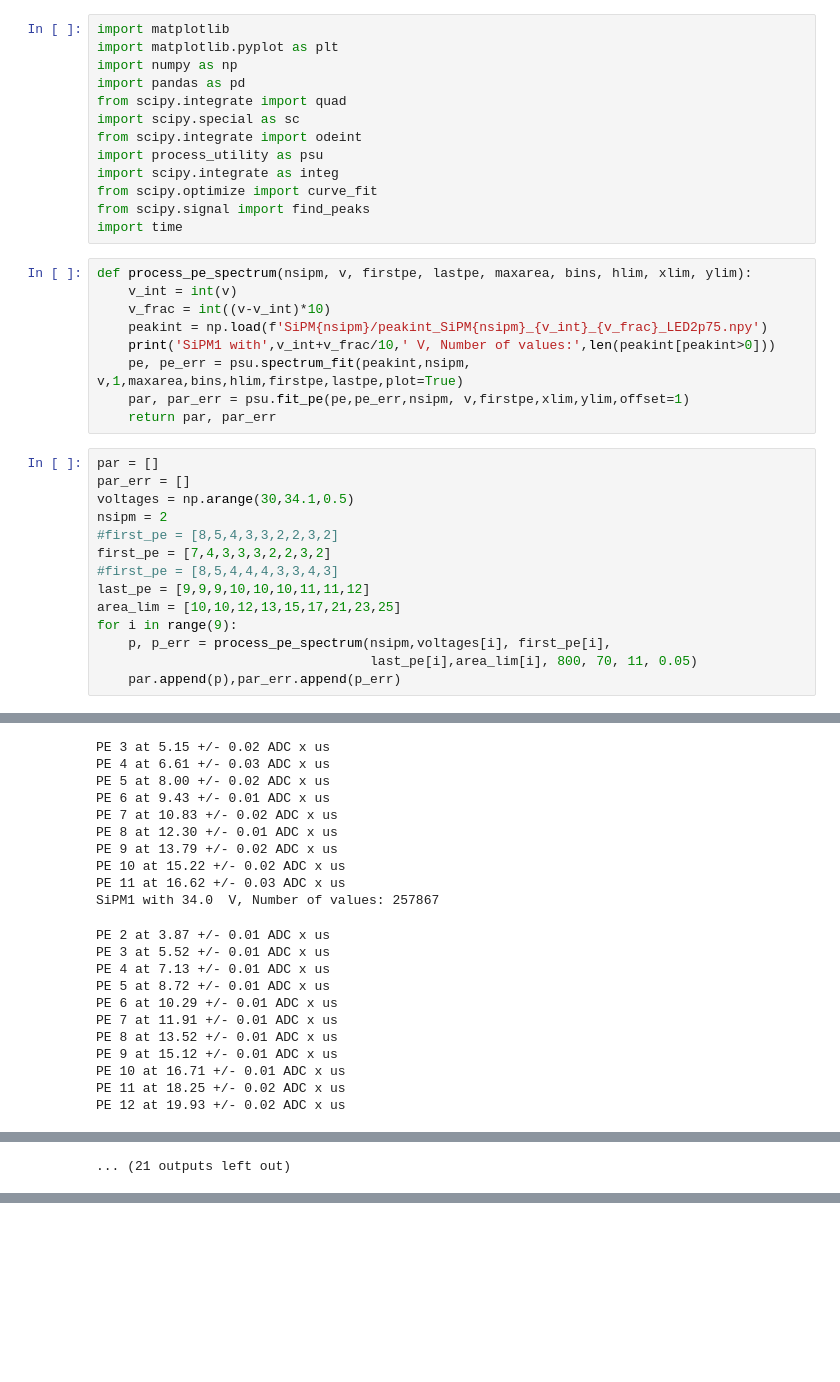
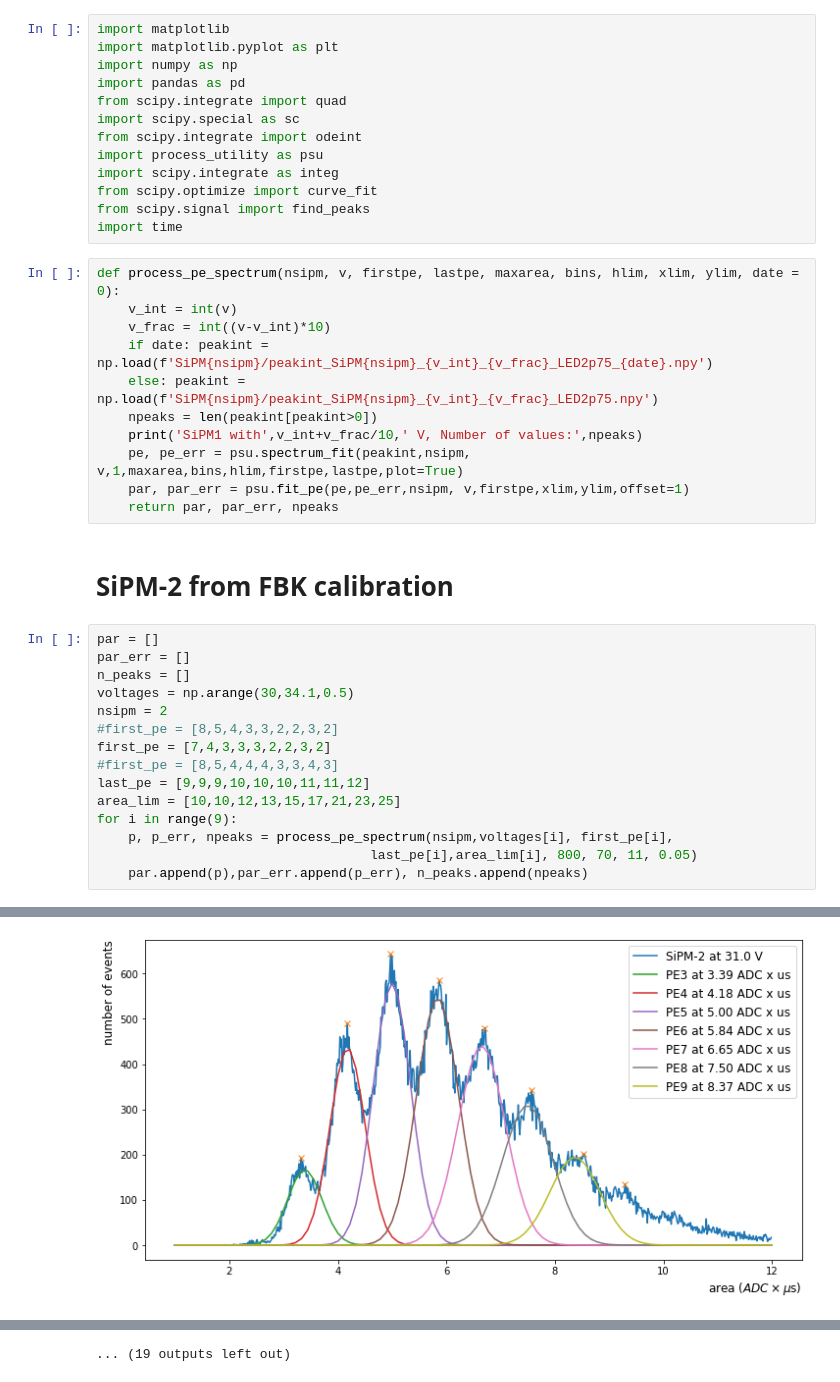
Before and after one commit to valerioda/abalone, a Jupyter notebook: process_sipm2_calibration.ipynb, the cells around one changed output, grey strips where cells are left out. Cells and saved outputs as stored; diff of their text form; blank space fills up the shorter version.

Commit message:
calibration SiPM-1 from FBK

```diff
--- a/process_sipm2_calibration.ipynb
+++ b/process_sipm2_calibration.ipynb
@@ -12,17 +12,22 @@ from scipy.optimize import curve_fit
 from scipy.signal import find_peaks
 import time
 # %%
-def process_pe_spectrum(nsipm, v, firstpe, lastpe, maxarea, bins, hlim, xlim, ylim):
+def process_pe_spectrum(nsipm, v, firstpe, lastpe, maxarea, bins, hlim, xlim, ylim, date = 0):
     v_int = int(v)
     v_frac = int((v-v_int)*10)
-    peakint = np.load(f'SiPM{nsipm}/peakint_SiPM{nsipm}_{v_int}_{v_frac}_LED2p75.npy')
-    print('SiPM1 with',v_int+v_frac/10,' V, Number of values:',len(peakint[peakint>0]))
+    if date: peakint = np.load(f'SiPM{nsipm}/peakint_SiPM{nsipm}_{v_int}_{v_frac}_LED2p75_{date}.npy')
+    else: peakint = np.load(f'SiPM{nsipm}/peakint_SiPM{nsipm}_{v_int}_{v_frac}_LED2p75.npy')
+    npeaks = len(peakint[peakint>0])
+    print('SiPM1 with',v_int+v_frac/10,' V, Number of values:',npeaks)
     pe, pe_err = psu.spectrum_fit(peakint,nsipm, v,1,maxarea,bins,hlim,firstpe,lastpe,plot=True)
     par, par_err = psu.fit_pe(pe,pe_err,nsipm, v,firstpe,xlim,ylim,offset=1)
-    return par, par_err
+    return par, par_err, npeaks
+# %% [markdown]
+# SiPM-2 from FBK calibration
 # %%
 par = []
 par_err = []
+n_peaks = []
 voltages = np.arange(30,34.1,0.5)
 nsipm = 2
 #first_pe = [8,5,4,3,3,2,2,3,2]
@@ -31,9 +36,9 @@ first_pe = [7,4,3,3,3,2,2,3,2]
 last_pe = [9,9,9,10,10,10,11,11,12]
 area_lim = [10,10,12,13,15,17,21,23,25]
 for i in range(9):
-    p, p_err = process_pe_spectrum(nsipm,voltages[i], first_pe[i],
+    p, p_err, npeaks = process_pe_spectrum(nsipm,voltages[i], first_pe[i],
                                    last_pe[i],area_lim[i], 800, 70, 11, 0.05)
-    par.append(p),par_err.append(p_err)
+    par.append(p),par_err.append(p_err), n_peaks.append(npeaks)
 # %% [output]
 SiPM1 with 30.0  V, Number of values: 53989
 PE 7 at 3.81 +/- 0.02 ADC x us
@@ -94,28 +104,7 @@ SiPM1 with 33.5  V, Number of values: 250155
-PE 3 at 5.15 +/- 0.02 ADC x us
-PE 4 at 6.61 +/- 0.03 ADC x us
-PE 5 at 8.00 +/- 0.02 ADC x us
-PE 6 at 9.43 +/- 0.01 ADC x us
-PE 7 at 10.83 +/- 0.02 ADC x us
-PE 8 at 12.30 +/- 0.01 ADC x us
-PE 9 at 13.79 +/- 0.02 ADC x us
-PE 10 at 15.22 +/- 0.02 ADC x us
-PE 11 at 16.62 +/- 0.03 ADC x us
-SiPM1 with 34.0  V, Number of values: 257867
-PE 2 at 3.87 +/- 0.01 ADC x us
-PE 3 at 5.52 +/- 0.01 ADC x us
-PE 4 at 7.13 +/- 0.01 ADC x us
-PE 5 at 8.72 +/- 0.01 ADC x us
-PE 6 at 10.29 +/- 0.01 ADC x us
-PE 7 at 11.91 +/- 0.01 ADC x us
-PE 8 at 13.52 +/- 0.01 ADC x us
-PE 9 at 15.12 +/- 0.01 ADC x us
-PE 10 at 16.71 +/- 0.01 ADC x us
-PE 11 at 18.25 +/- 0.02 ADC x us
-PE 12 at 19.93 +/- 0.02 ADC x us
 [figure]
 [figure]
 [figure]
 [figure]
 [figure]
 [figure]
-... (21 outputs left out)
+[figure, added]
@@ -122,3 +112,4 @@ PE 12 at 19.93 +/- 0.02 ADC x us
+... (19 outputs left out)
 # %%
 plt.figure(figsize=(12,6))
 x = range(0,12)
```
Also changed, not shown: parts of 4 cells of this notebook, 24 other files.
